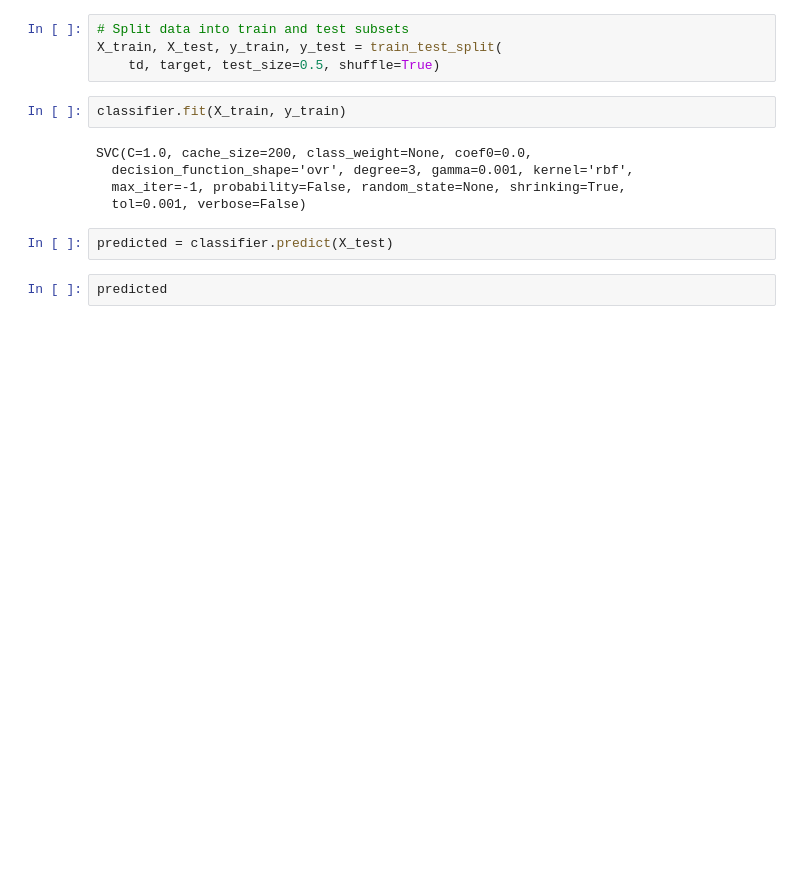
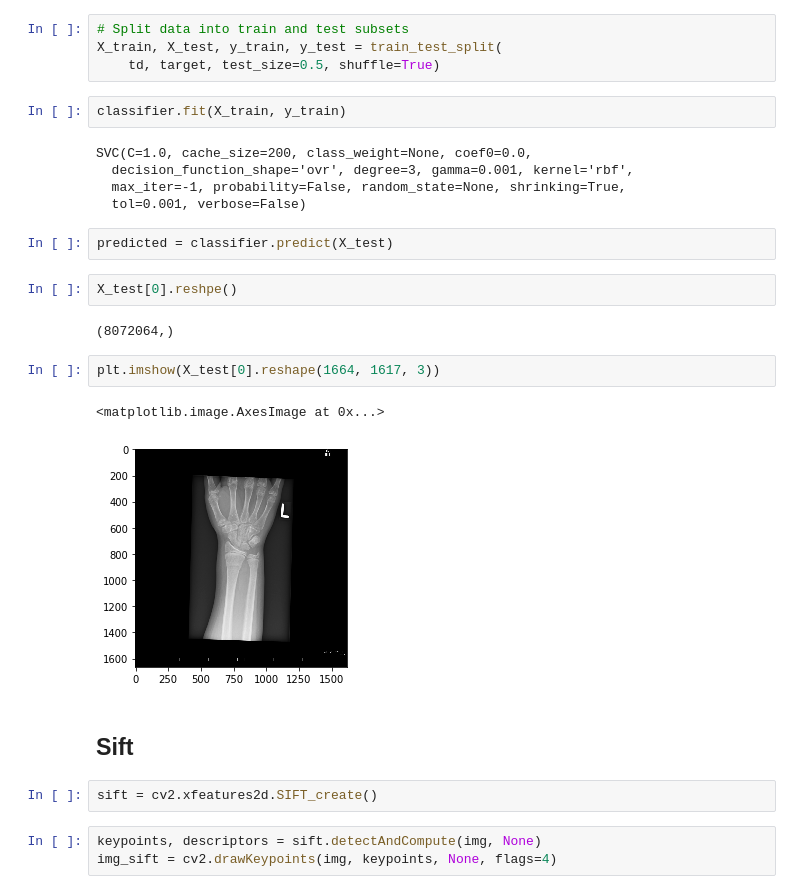
Before and after one commit to SamuraiT/image-processing-lect, a Jupyter notebook: classfier.ipynb, the cells around one changed output. Saved outputs shown, nothing was run; the diff lists cells and outputs as text; blank space fills up the shorter version.

Commit message:
Add sift

```diff
--- a/classfier.ipynb
+++ b/classfier.ipynb
@@ -137,5 +142,20 @@ SVC(C=1.0, cache_size=200, class_weight=None, coef0=0.0,
   tol=0.001, verbose=False)
 # %%
 predicted = classifier.predict(X_test)
-# %%
-predicted
+# %%
+X_test[0].reshpe()
+# %% [output]
+(8072064,)
+# %%
+plt.imshow(X_test[0].reshape(1664, 1617, 3))
+# %% [output]
+<matplotlib.image.AxesImage at 0x...>
+[figure, added]
+# %% [markdown]
+Sift
+-------------------
+# %%
+sift = cv2.xfeatures2d.SIFT_create()
+# %%
+keypoints, descriptors = sift.detectAndCompute(img, None)
+img_sift = cv2.drawKeypoints(img, keypoints, None, flags=4)
```
Also changed, not shown: parts of 3 cells of this notebook, 2 other files.
